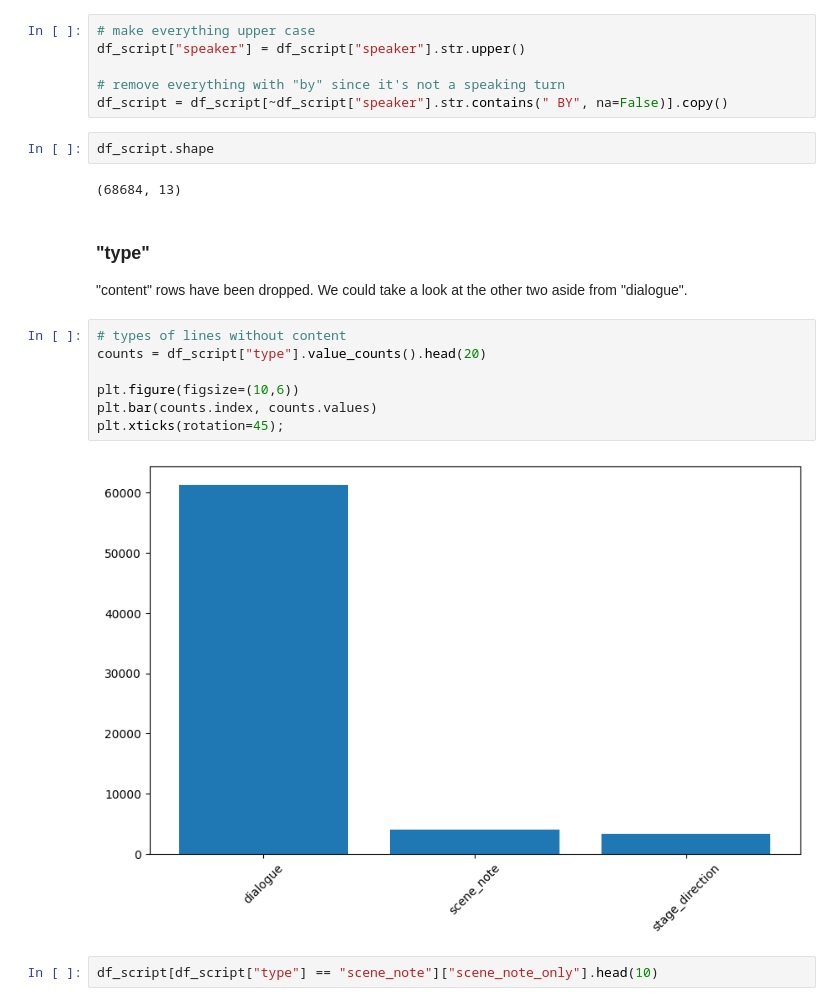
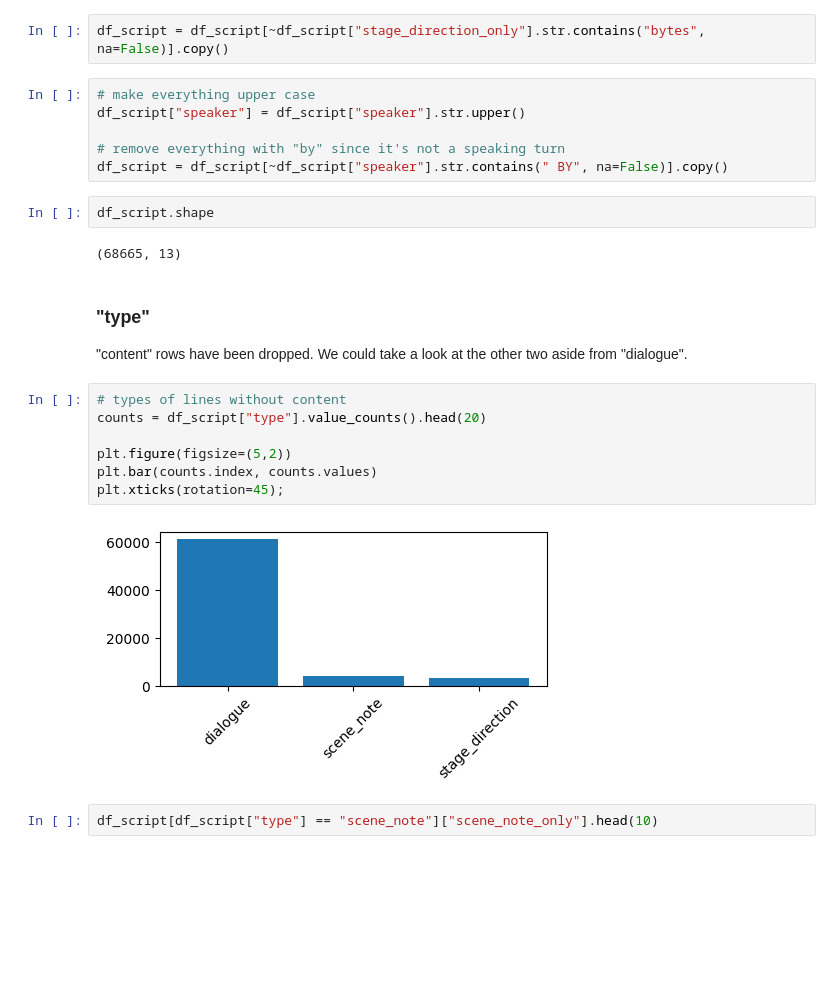
Before and after one commit to DimitarDimitrov2001/EMM-Friends-Project, a Jupyter notebook: data_parser.ipynb, the cells around one changed output. Cells and saved outputs as stored; diff of their text form; blank space fills up the shorter version.

Commit message:
Fix scene_note and location, add plots

```diff
--- a/data_parser.ipynb
+++ b/data_parser.ipynb
@@ -425,6 +425,8 @@ Remove voiceover rows and rows that introduce the backstage crew (speaker is par
 # %%
 # remove voiceovers
 df_script = df_script[~df_script["dialogue_clean"].str.contains("Previously on Friends", na=False)].copy()
+# %%
+df_script = df_script[~df_script["stage_direction_only"].str.contains("bytes", na=False)].copy()
 # %%
 # make everything upper case
 df_script["speaker"] = df_script["speaker"].str.upper()
@@ -434,19 +436,19 @@ df_script = df_script[~df_script["speaker"].str.contains(" BY", na=False)].copy(
 # %%
 df_script.shape
 # %% [output]
-(68684, 13)
+(68665, 13)
 # %% [markdown]
 ### "type"
 "content" rows have been dropped. We could take a look at the other two aside from "dialogue".
 # %%
 # types of lines without content
 counts = df_script["type"].value_counts().head(20)
 
-plt.figure(figsize=(10,6))
+plt.figure(figsize=(5,2))
 plt.bar(counts.index, counts.values)
 plt.xticks(rotation=45);
 # %% [output]
-[figure, old version]
+[figure, new version]
 # %%
 df_script[df_script["type"] == "scene_note"]["scene_note_only"].head(10)
 # %% [output]
```
Also changed, not shown: parts of 54 cells of this notebook.
